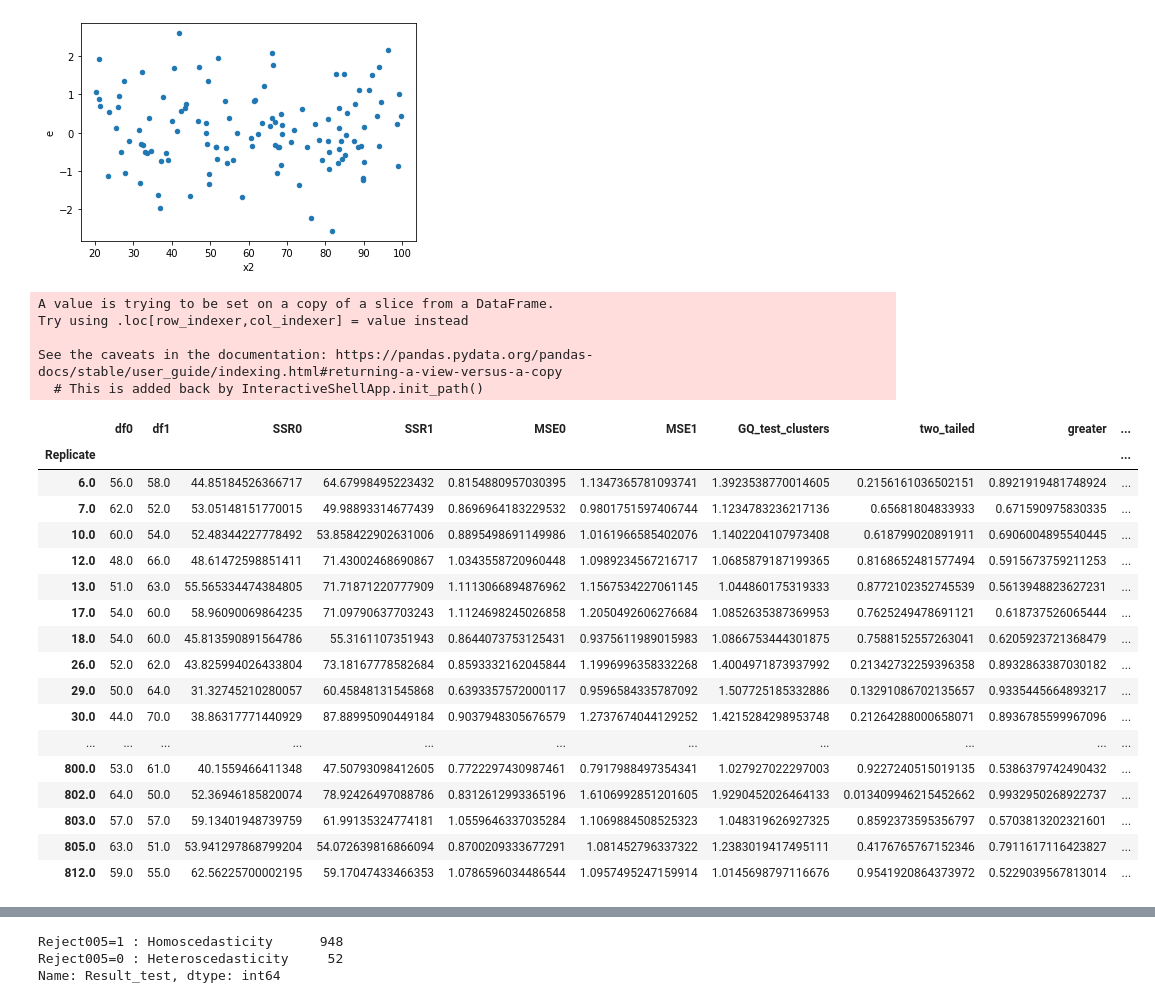
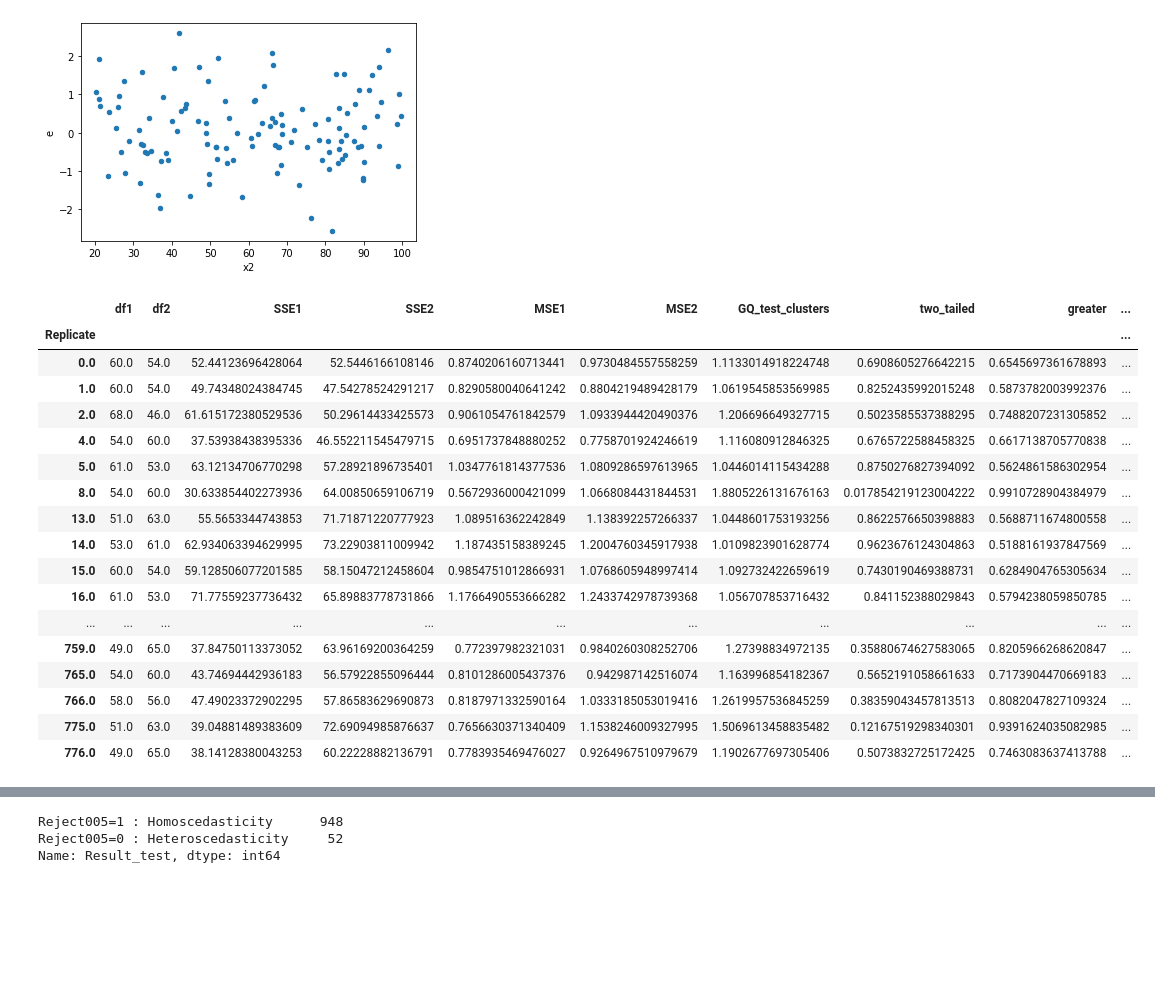
Before and after one commit to iam-fern/Generate_addition, a Jupyter notebook: GQtest_cluster_data_add_delta_(0)_n120_05.ipynb, the cells around one changed output, grey strips where cells are left out. Saved outputs shown, nothing was run; the diff lists cells and outputs as text; code cells hidden in the pictures; blank space fills up the shorter version.

```diff
--- a/GQtest_cluster_data_add_delta_(0)_n120_05.ipynb
+++ b/GQtest_cluster_data_add_delta_(0)_n120_05.ipynb
@@ -250,43 +249,38 @@ for run_replicate in list_replicate:
 # %%
 # สร้างตารางผลลัพธ์
 alpha = 0.05
 pd.set_option('display.max_rows', 1000)
 pd.set_option('display.max_columns', 1000)
 pd.set_option('display.width', 1000)
-result=pd.DataFrame({"Replicate":list_replicate, "df0":list_df0, "df1":list_df1, "SSR0":list_SSR0,
-                     "SSR1":list_SSR1, "MSE0":list_MSE0, "MSE1":list_MSE1,
-                     "GQ_test_clusters":list_GQ_test_clusters, "two_tailed":list_two_tailed, "greater":list_p_greater})
+result=pd.DataFrame({"Replicate":list_replicate, "df1":list_df1, "df2":list_df2, "SSE1":list_SSE1,
+                     "SSE2":list_SSE2, "MSE1":list_MSE1, "MSE2":list_MSE2,
+                     "GQ_test_clusters":list_GQ_test_clusters, "two_tailed":list_two_tailed, "greater":list_p_greater, "less":list_p_less})
 result.set_index(['Replicate'], inplace=True)
-result=result[(result["two_tailed"]<=1) & (result["greater"]<=1)]
+result=result[(result["two_tailed"]<=1) & (result["greater"]<=1) & (result["less"]<=1)]
 result["Result_test"]=result["two_tailed"].apply(lambda p_value: 'Reject005=0 : Heteroscedasticity'
-                                                                  if p_value < alpha else 'Reject005=1 : Homoscedasticity')
+                                                 if p_value < alpha else 'Reject005=1 : Homoscedasticity')
 #two_tailed_new_show=two_tailed_new.drop(columns="greater")
 
 result.astype(str)
 # %% [output]
-A value is trying to be set on a copy of a slice from a DataFrame.
-Try using .loc[row_indexer,col_indexer] = value instead
-
-See the caveats in the documentation: https://pandas.pydata.org/pandas-docs/stable/user_guide/indexing.html#returning-a-view-versus-a-copy
-  # This is added back by InteractiveShellApp.init_path()
-|  | df0 | df1 | SSR0 | SSR1 | MSE0 | MSE1 | GQ_test_clusters | two_tailed | greater | ... |
+|  | df1 | df2 | SSE1 | SSE2 | MSE1 | MSE2 | GQ_test_clusters | two_tailed | greater | ... |
 | Replicate |  |  |  |  |  |  |  |  |  | ... |
-| 6.0 | 56.0 | 58.0 | 44.85184526366717 | 64.67998495223432 | 0.8154880957030395 | 1.1347365781093741 | 1.3923538770014605 | 0.2156161036502151 | 0.8921919481748924 | ... |
-| 7.0 | 62.0 | 52.0 | 53.05148151770015 | 49.98893314677439 | 0.8696964183229532 | 0.9801751597406744 | 1.1234783236217136 | 0.65681804833933 | 0.671590975830335 | ... |
-| 10.0 | 60.0 | 54.0 | 52.48344227778492 | 53.858422902631006 | 0.8895498691149986 | 1.0161966585402076 | 1.1402204107973408 | 0.618799020891911 | 0.6906004895540445 | ... |
-| 12.0 | 48.0 | 66.0 | 48.61472598851411 | 71.43002468690867 | 1.0343558720960448 | 1.0989234567216717 | 1.0685879187199365 | 0.8168652481577494 | 0.5915673759211253 | ... |
-| 13.0 | 51.0 | 63.0 | 55.565334474384805 | 71.71871220777909 | 1.1113066894876962 | 1.1567534227061145 | 1.044860175319333 | 0.8772102352745539 | 0.5613948823627231 | ... |
-| 17.0 | 54.0 | 60.0 | 58.96090069864235 | 71.09790637703243 | 1.1124698245026858 | 1.2050492606276684 | 1.0852635387369953 | 0.7625249478691121 | 0.618737526065444 | ... |
-| 18.0 | 54.0 | 60.0 | 45.813590891564786 | 55.3161107351943 | 0.8644073753125431 | 0.9375611989015983 | 1.0866753444301875 | 0.7588152557263041 | 0.6205923721368479 | ... |
-| 26.0 | 52.0 | 62.0 | 43.825994026433804 | 73.18167778582684 | 0.8593332162045844 | 1.1996996358332268 | 1.4004971873937992 | 0.21342732259396358 | 0.8932863387030182 | ... |
-| 29.0 | 50.0 | 64.0 | 31.32745210280057 | 60.45848131545868 | 0.6393357572000117 | 0.9596584335787092 | 1.507725185332886 | 0.13291086702135657 | 0.9335445664893217 | ... |
-| 30.0 | 44.0 | 70.0 | 38.86317771440929 | 87.88995090449184 | 0.9037948305676579 | 1.2737674044129252 | 1.4215284298953748 | 0.21264288000658071 | 0.8936785599967096 | ... |
+| 0.0 | 60.0 | 54.0 | 52.44123696428064 | 52.5446166108146 | 0.8740206160713441 | 0.9730484557558259 | 1.1133014918224748 | 0.6908605276642215 | 0.6545697361678893 | ... |
+| 1.0 | 60.0 | 54.0 | 49.74348024384745 | 47.54278524291217 | 0.8290580040641242 | 0.8804219489428179 | 1.0619545853569985 | 0.8252435992015248 | 0.5873782003992376 | ... |
+| 2.0 | 68.0 | 46.0 | 61.615172380529536 | 50.29614433425573 | 0.9061054761842579 | 1.0933944420490376 | 1.206696649327715 | 0.5023585537388295 | 0.7488207231305852 | ... |
+| 4.0 | 54.0 | 60.0 | 37.53938438395336 | 46.552211545479715 | 0.6951737848880252 | 0.7758701924246619 | 1.116080912846325 | 0.6765722588458325 | 0.6617138705770838 | ... |
+| 5.0 | 61.0 | 53.0 | 63.12134706770298 | 57.28921896735401 | 1.0347761814377536 | 1.0809286597613965 | 1.0446014115434288 | 0.8750276827394092 | 0.5624861586302954 | ... |
+| 8.0 | 54.0 | 60.0 | 30.633854402273936 | 64.00850659106719 | 0.5672936000421099 | 1.0668084431844531 | 1.8805226131676163 | 0.017854219123004222 | 0.9910728904384979 | ... |
+| 13.0 | 51.0 | 63.0 | 55.5653344743853 | 71.71871220777923 | 1.089516362242849 | 1.138392257266337 | 1.0448601753193256 | 0.8622576650398883 | 0.5688711674800558 | ... |
+| 14.0 | 53.0 | 61.0 | 62.934063394629995 | 73.22903811009942 | 1.187435158389245 | 1.2004760345917938 | 1.0109823901628774 | 0.9623676124304863 | 0.5188161937847569 | ... |
+| 15.0 | 60.0 | 54.0 | 59.128506077201585 | 58.15047212458604 | 0.9854751012866931 | 1.0768605948997414 | 1.092732422659619 | 0.7430190469388731 | 0.6284904765305634 | ... |
+| 16.0 | 61.0 | 53.0 | 71.77559237736432 | 65.89883778731866 | 1.1766490553666282 | 1.2433742978739368 | 1.056707853716432 | 0.841152388029843 | 0.5794238059850785 | ... |
 | ... | ... | ... | ... | ... | ... | ... | ... | ... | ... | ... |
-| 800.0 | 53.0 | 61.0 | 40.1559466411348 | 47.50793098412605 | 0.7722297430987461 | 0.7917988497354341 | 1.027927022297003 | 0.9227240515019135 | 0.5386379742490432 | ... |
-| 802.0 | 64.0 | 50.0 | 52.36946185820074 | 78.92426497088786 | 0.8312612993365196 | 1.6106992851201605 | 1.9290452026464133 | 0.013409946215452662 | 0.9932950268922737 | ... |
-| 803.0 | 57.0 | 57.0 | 59.13401948739759 | 61.99135324774181 | 1.0559646337035284 | 1.1069884508525323 | 1.048319626927325 | 0.8592373595356797 | 0.5703813202321601 | ... |
-| 805.0 | 63.0 | 51.0 | 53.941297868799204 | 54.072639816866094 | 0.8700209333677291 | 1.081452796337322 | 1.2383019417495111 | 0.4176765767152346 | 0.7911617116423827 | ... |
-| 812.0 | 59.0 | 55.0 | 62.56225700002195 | 59.17047433466353 | 1.0786596034486544 | 1.0957495247159914 | 1.0145698797116676 | 0.9541920864373972 | 0.5229039567813014 | ... |
+| 759.0 | 49.0 | 65.0 | 37.84750113373052 | 63.96169200364259 | 0.772397982321031 | 0.9840260308252706 | 1.27398834972135 | 0.35880674627583065 | 0.8205966268620847 | ... |
+| 765.0 | 54.0 | 60.0 | 43.74694442936183 | 56.57922855096444 | 0.8101286005437376 | 0.942987142516074 | 1.163996854182367 | 0.5652191058661633 | 0.7173904470669183 | ... |
+| 766.0 | 58.0 | 56.0 | 47.49023372902295 | 57.86583629690873 | 0.8187971332590164 | 1.0333185053019416 | 1.2619957536845259 | 0.38359043457813513 | 0.8082047827109324 | ... |
+| 775.0 | 51.0 | 63.0 | 39.04881489383609 | 72.69094985876637 | 0.7656630371340409 | 1.1538246009327995 | 1.5069613458835482 | 0.12167519298340301 | 0.9391624035082985 | ... |
+| 776.0 | 49.0 | 65.0 | 38.14128380043253 | 60.22228882136791 | 0.7783935469476027 | 0.9264967510979679 | 1.1902677697305406 | 0.5073832725172425 | 0.7463083637413788 | ... |
 # %%
 # สร้างตารางผลลัพธ์
 alpha = 0.05
```
Also changed, not shown: parts of 3 cells of this notebook.
